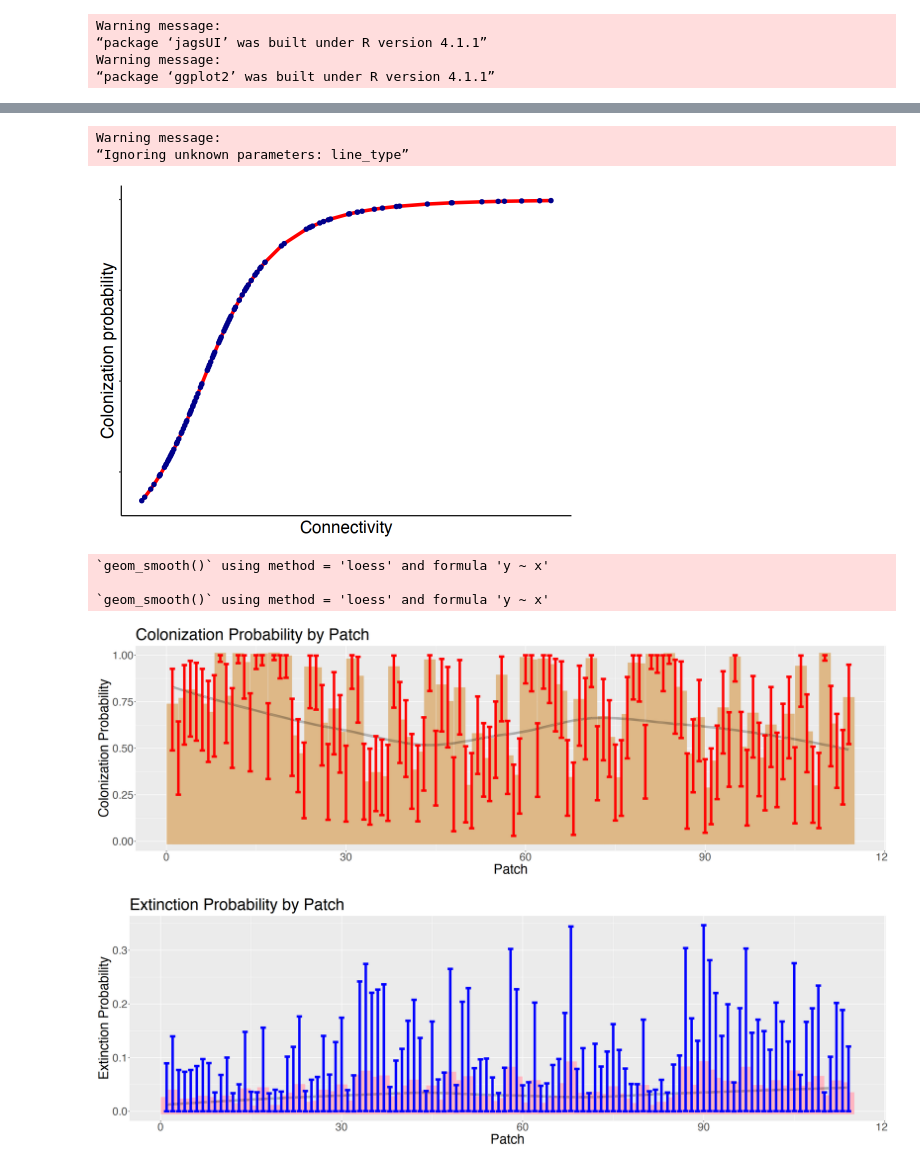
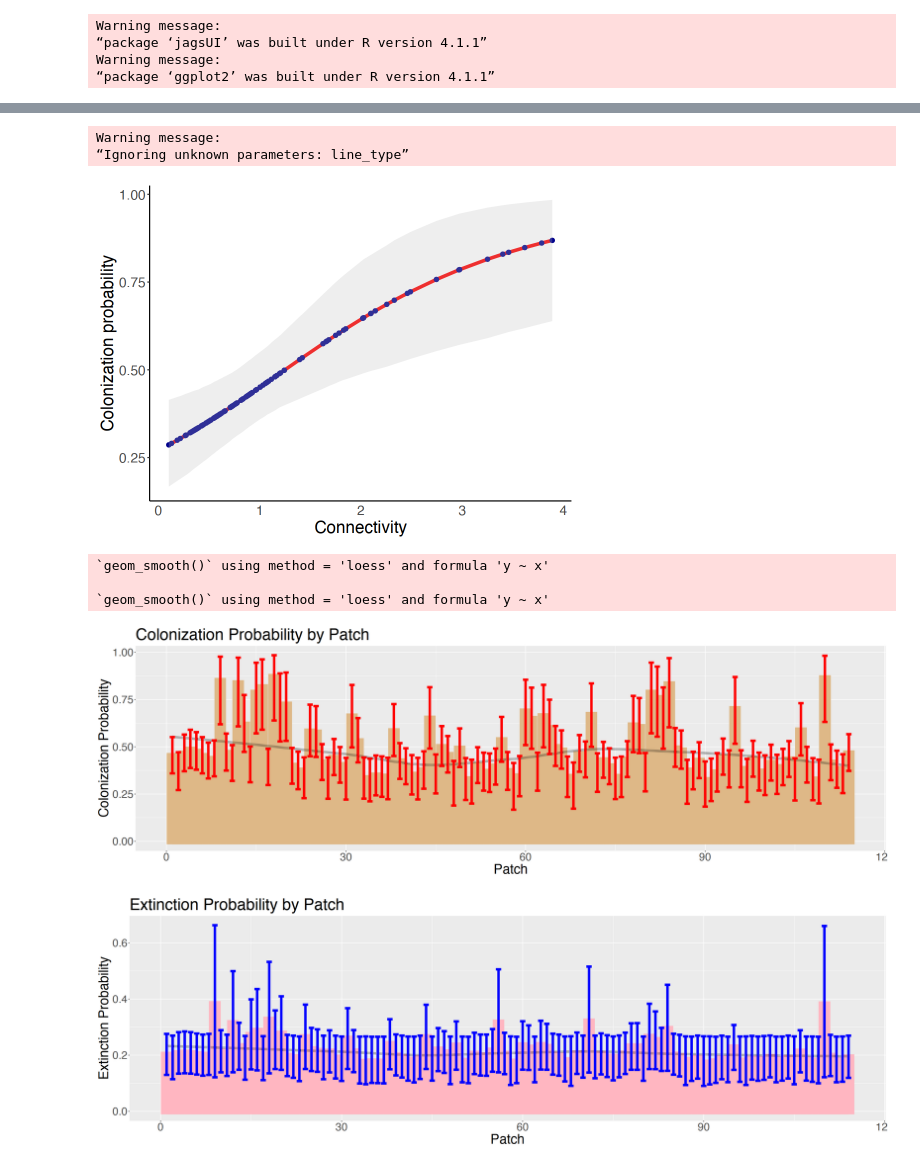
Before and after one commit to erikseulean/wildlife, a Jupyter notebook: Assignment3.ipynb, the cells around one changed output, grey strips where cells are left out. Saved outputs shown, nothing was run; the diff lists cells and outputs as text; code cells hidden in the pictures.

```diff
--- a/Assignment3.ipynb
+++ b/Assignment3.ipynb
@@ -77,10 +77,10 @@ proj_visits = matrix(sample(c(1,2,3,4), 114 * 5, replace=TRUE), byrow=TRUE, ncol
 # %%
 # Bundle data
 volesdata <- list(
-    y = cbind(obs, proj), #obs,
-    n.years = 4 + 5,
+    y = obs,
+    n.years = 4,
     n.sites = nrow(voles),
-    visits = cbind(visits, proj_visits), #visits,
+    visits = visits,
     connectivity = voles$Connectivity,
     length = voles$Length
 )
@@ -93,7 +93,7 @@ volesinits <- function() {
        b1 = runif(1, 0.4, 0.9),
        a0 = runif(1, 0.1, 0.5),
        a1 = runif(1, 0.7, 0.9),
-       z = ifelse(cbind(obs, proj_visits)>0,1,0)
+       z = ifelse(obs>0,1,0)
        )
 }
 
@@ -246,27 +262,31 @@ NULL
 # %%
 options(repr.plot.width=8, repr.plot.height=6)
 #plot(volesout$mean$gamma[,1], voles$Connectivity)
 #cor(volesout$mean$gamma[,1], voles$Connectivity)
 
 options(repr.plot.width=8, repr.plot.height=6)
 lengthepsilon = data.frame(
     Connectivity = voles$Connectivity,
-    Colonization = volesout$mean$gamma[,1]
+    Colonization = volesout$mean$gamma[,1],
+    Lower = volesout$q2.5$gamma[,1],
+    Upper = volesout$q97.5$gamma[,1]
 )
 
 ggplot(data = lengthepsilon,
        aes(x = Connectivity, y = Colonization)) +
-       geom_line(line_type="dotted", color="red", size=1.5) + geom_point(color="darkblue", size=2) + theme(panel.grid.major = element_blank(), panel.grid.minor = element_blank(),
+       geom_line(line_type="dotted", color="red", size=1.5) +
+       geom_point(color="darkblue", size=2) +
+       geom_ribbon(aes(x=Connectivity, y=Colonization, ymin=Lower, ymax=Upper),
+              fill="grey", alpha = 0.25) +
+       theme(panel.grid.major = element_blank(), panel.grid.minor = element_blank(),
         panel.background = element_blank(),
         axis.line = element_line(colour = "black"),
         text = element_text(size=20),
-        axis.ticks.x=element_blank(),
-        axis.text.x=element_blank(),
-        axis.text.y=element_blank()) + ylab("Colonization probability")
+        axis.ticks.x=element_blank()) + ylab("Colonization probability")
 # %% [output]
 Warning message:
 “Ignoring unknown parameters: line_type”
-[figure, old version]
+[figure, new version]
 # %%
 horizontal_dta = data.frame(patch = c(1:114),
                             lower_ep = volesout$q2.5$epsilon[,1],
@@ -291,5 +311,5 @@ geom_errorbar(aes(ymin = lower_ep, ymax = upper_ep), color = "blue", size = 2)+
 `geom_smooth()` using method = 'loess' and formula 'y ~ x'
 
 `geom_smooth()` using method = 'loess' and formula 'y ~ x'
-[figure, old version]
+[figure, new version]
-[figure, old version]
+[figure, new version]
```
Also changed, not shown: parts of 12 cells of this notebook, 5 other files.
